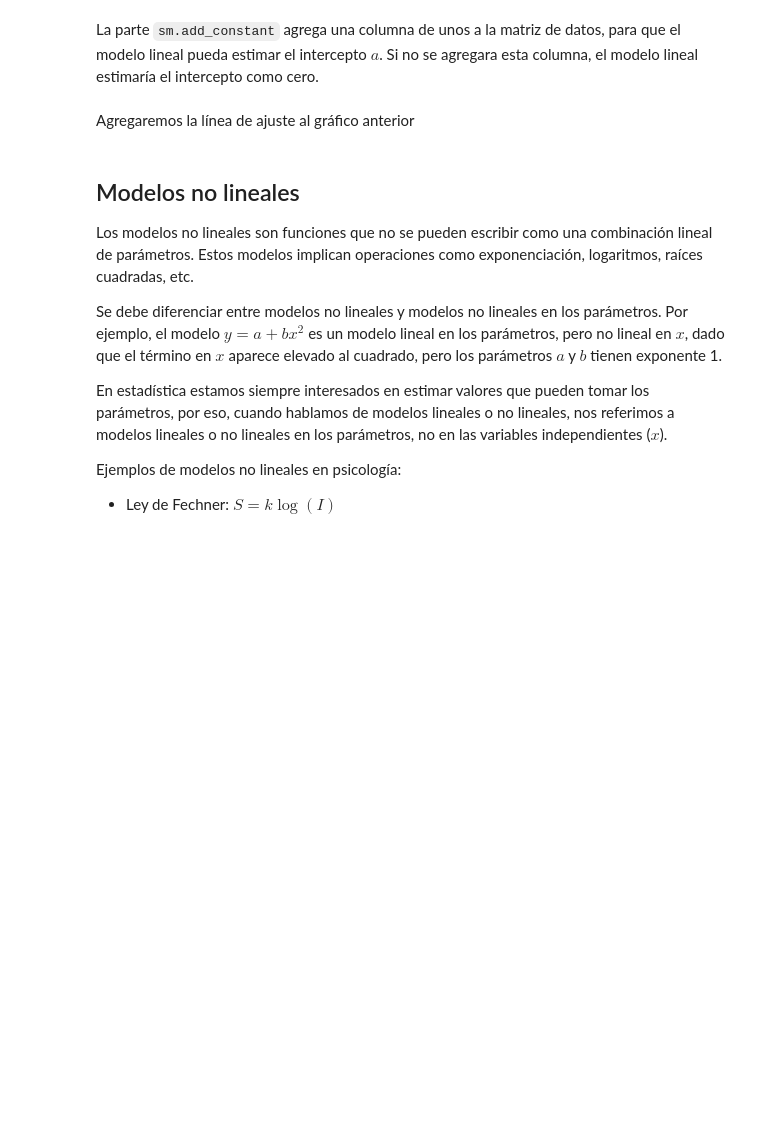
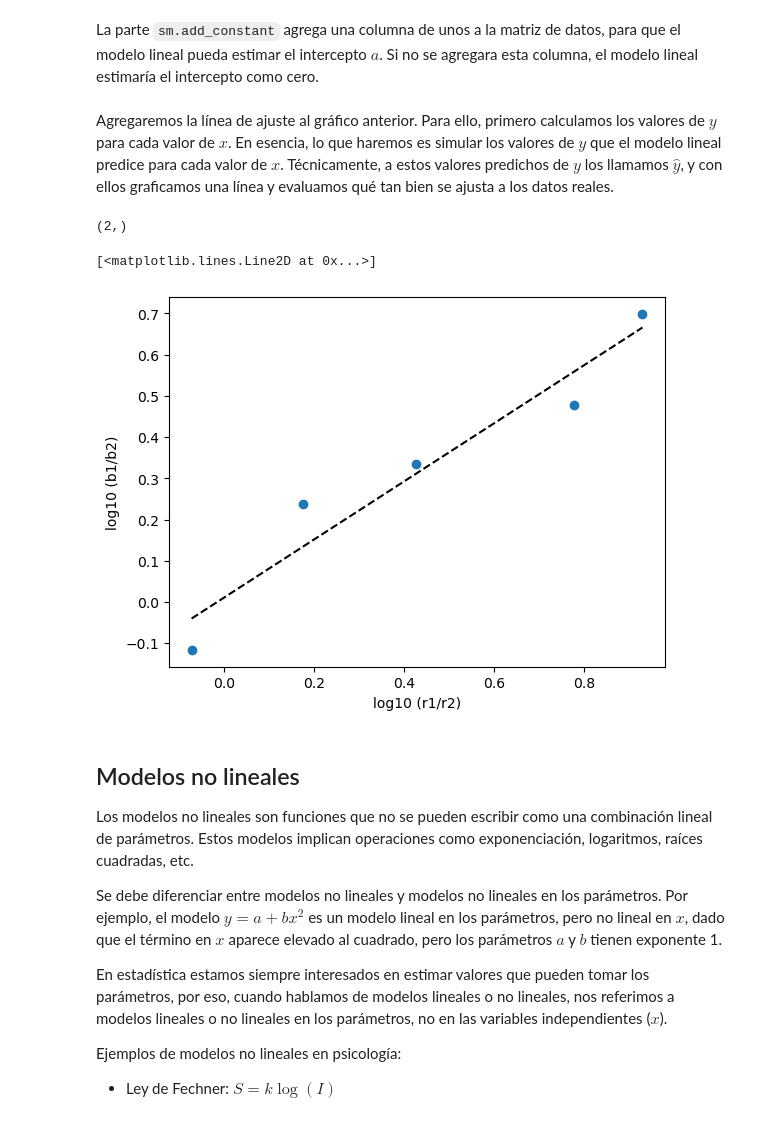
Before and after one commit to jealcalat/python4da, a Jupyter notebook: nbs/pt3_modelos_lineales.ipynb, the cells around one changed output. Drawn from its saved outputs; the diff is of its cells as text; code cells hidden in the pictures; blank space fills up the shorter version.

Commit message:
recta en modelo lineal

```diff
--- a/nbs/pt3_modelos_lineales.ipynb
+++ b/nbs/pt3_modelos_lineales.ipynb
@@ -107,16 +107,31 @@ De todos estos resultados, los más importantes son:
 4. El estadístico t asociado a los parámetros $a$ y $b$ es una prueba de hipótesis que evalúa si los parámetros son significativamente diferentes de cero. Si el valor p asociado al estadístico t es menor que el nivel de significancia, entonces se rechaza la hipótesis nula de que el parámetro es cero.
 # %% [markdown]
 La parte `sm.add_constant` agrega una columna de unos a la matriz de datos, para que el modelo lineal pueda estimar el intercepto $a$. Si no se agregara esta columna, el modelo lineal estimaría el intercepto como cero.
-# %% [markdown]
-Agregaremos la línea de ajuste al gráfico anterior
+# %% [markdown]
+Agregaremos la línea de ajuste al gráfico anterior. Para ello, primero calculamos los valores de $y$ para cada valor de $x$. En esencia, lo que haremos es simular los valores de $y$ que el modelo lineal predice para cada valor de $x$. Técnicamente, a estos valores predichos de $y$ los llamamos $\hat{y}$, y con ellos graficamos una línea y evaluamos qué tan bien se ajusta a los datos reales.
+# %%
+results.params.shape
+# %% [output]
+(2,)
 # %%
 # graficar log10(b1/b2) vs log10(r1/r2)
 plt.scatter(np.log10(matching_data['r1']/matching_data['r2']),
             np.log10(matching_data['b1']/matching_data['b2']))
 plt.ylabel('log10 (b1/b2)')
 plt.xlabel('log10 (r1/r2)')
 
-# agregar línea de ajuste
+# agregar línea de ajustes
+x_new = np.linspace(np.min(x), np.max(x), 100)
+# obtenemos los parámetros del modelo ajustado, dado que es una dupla, separamos a y b
+# en dos variables; esta asignación se llama desempaquetamiento de tuplas
+a, b = results.params
+# ahora obtenemos los valores ajustados, usnado la ecuación de la recta
+y_fit = a + b * x_new
+# graficamos la recta
+plt.plot(x_new, y_fit, 'k--')
+# %% [output]
+[<matplotlib.lines.Line2D at 0x...>]
+[figure, added]
 # %% [markdown]
 ## Modelos no lineales
 
```
Also changed, not shown: parts of 1 cell of this notebook.
